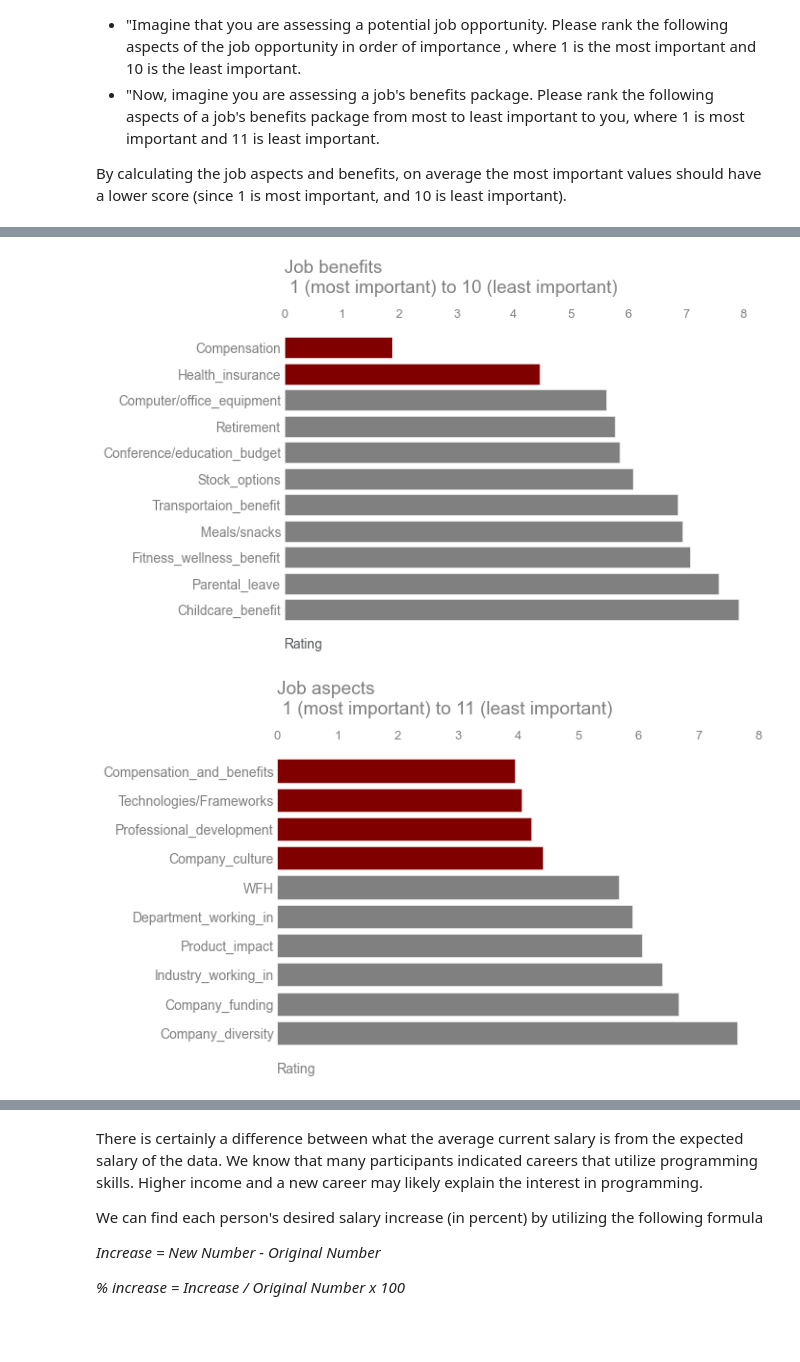
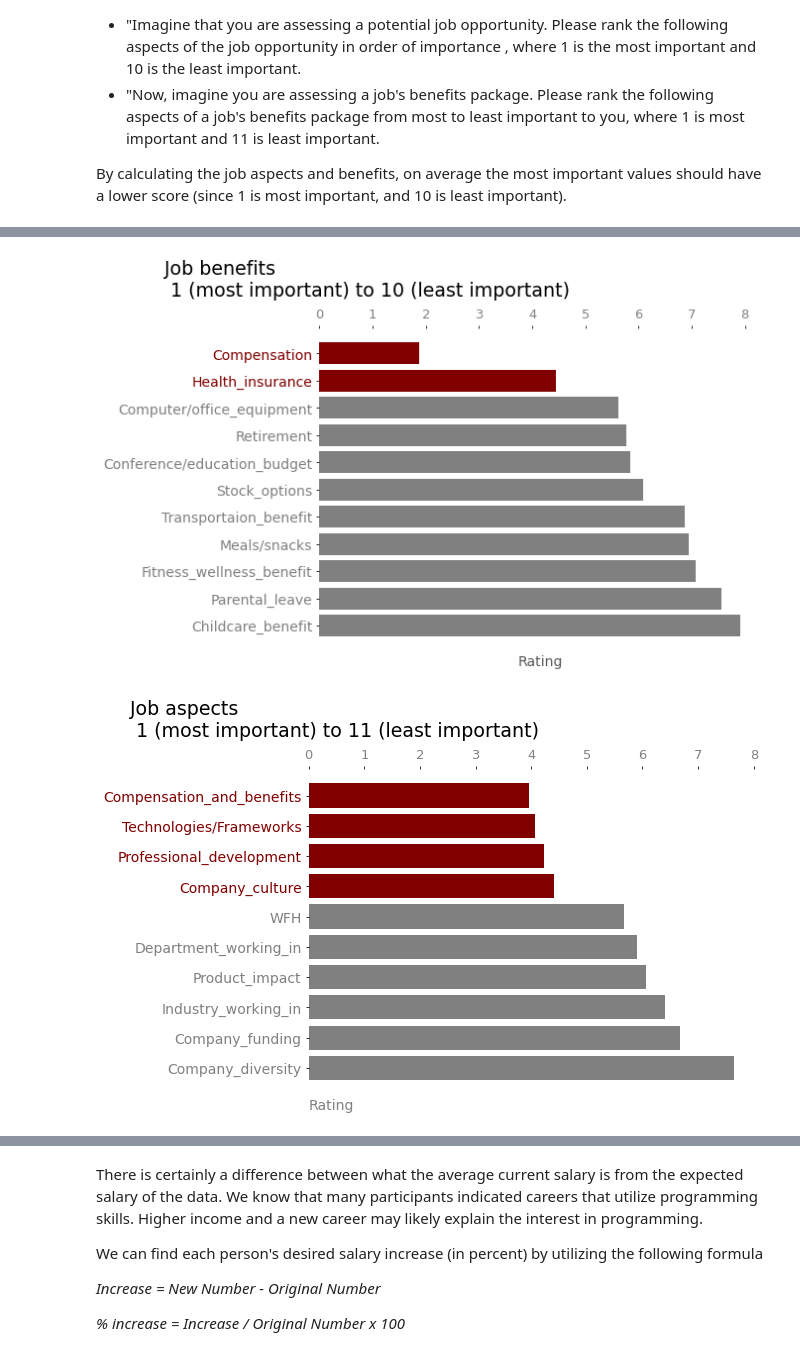
Before and after one commit to paul-trood/Portfolio-Best_Markets_for_Advertising, a Jupyter notebook: coding_survey.ipynb, the cells around one changed output, grey strips where cells are left out. Drawn from its saved outputs; the diff is of its cells as text; code cells hidden in the pictures.

```diff
--- a/coding_survey.ipynb
+++ b/coding_survey.ipynb
@@ -426,22 +482,2 @@ plt.show()
 # %% [markdown]
 ### Country Representation
-# %%
-# Percentage of each country in dataframe
-sns.set_style("white")
-fig, ax = plt.subplots(figsize = (10, 8))
-ax = (survey["CountryLive"].value_counts(normalize= True).head(30) * 100).plot(kind="barh", color = "#900C3F")
-plt.title("Country Representation (FreeCodeCamp)\n Percentage", size = 18, y = 1.05)
-plt.gca().spines[["right", "left", "top", "bottom"]].set_visible(False)
-plt.gca().invert_yaxis()
-ax.xaxis.tick_top()
-plt.yticks(size = 14)
-plt.show()
-
-fig, ax = plt.subplots(figsize = (10, 8))
-ax = (exchange["Country"].value_counts(normalize= True).head(30) * 100).plot(kind="barh", color = "#900C3F")
-plt.title("Country Representation (Stack Exchange) \n Percentage", size = 18, y = 1.05)
-plt.gca().spines[["right", "left", "top", "bottom"]].set_visible(False)
-plt.gca().invert_yaxis()
-ax.xaxis.tick_top()
-plt.yticks(size = 14)
-plt.show()
@@ -573,33 +626,53 @@ job_benefits.reset_index()
 # %%
+# Constructs dataframe object from job aspects
+job_assessment = exchange.iloc[:,17:27]
+assessments = pd.Series.to_frame(job_assessment.mean(axis=0).sort_values(ascending=False))
+assessments.index.name = 'Aspects'
+assessments.reset_index()
+
+# Constructs dataframe object from job benefits
+benefits = exchange.iloc[:,27:38]
+benefits.mean(axis=0).sort_values(ascending=False)
+job_benefits = pd.Series.to_frame(benefits.mean(axis=0).sort_values(ascending=False))
+job_benefits.index.name = 'Benefits'
+job_benefits.reset_index()
+
 # If looking for a new job, rate importance of job aspects from 1(most important) to 10(least important)
 colors = ["grey","grey","grey","grey","grey","grey","grey","grey","grey","maroon","maroon"]
 
 fig, ax = plt.subplots(figsize = (8, 6))
 plt.barh(job_benefits.index, job_benefits[0], color = colors)
 plt.gca().spines[["right", "left", "top", "bottom"]].set_visible(False)
 ax.xaxis.tick_top()
-plt.title("Job benefits\n 1 (most important) to 10 (least important)", size = 19, loc = "left", color = "grey", y = 1.08)
-plt.xlabel("Rating", size = 14, color = "#57595B", loc = "left")
+plt.title("Job benefits\n 1 (most important) to 10 (least important)", size = 19, loc = "left", x= -0.35, y = 1.08)
+plt.xlabel("Rating", size = 14, color = "#57595B")
 plt.yticks(size = 14, color = "grey")
 plt.xticks(size = 13, color = "grey")
+plt.gca().get_yticklabels()[-1].set_color("maroon")
+plt.gca().get_yticklabels()[-2].set_color("maroon")
 plt.show()
+
+# If looking for a new job, rate importance of job benefits from 1(most important) to 11(least important)
+colors = ["grey","grey","grey","grey","grey","grey","maroon","maroon","maroon","maroon"]
+
+fig, ax = plt.subplots(figsize = (8, 6))
+plt.barh(assessments.index, assessments[0], color = colors)
+plt.gca().spines[["right", "left", "top", "bottom"]].set_visible(False)
+ax.xaxis.tick_top()
+#ax.yaxis.label[0].set_color('silver')
+plt.title("Job aspects\n 1 (most important) to 11 (least important)", size = 19, loc = "left", x= -0.4, y = 1.08)
+plt.xlabel("Rating", size = 14, color = "grey", loc = "left")
+plt.yticks(size = 14, color = "grey")
+plt.xticks(size = 13, color = "grey")
+
+plt.gca().get_yticklabels()[-1].set_color("maroon")
+plt.gca().get_yticklabels()[-2].set_color("maroon")
+plt.gca().get_yticklabels()[-3].set_color("maroon")
+plt.gca().get_yticklabels()[-4].set_color("maroon")
+plt.show()
 # %% [output]
-[figure, old version]
+[figure, new version]
+[figure, added]
-# %%
-# If looking for a new job, rate importance of job benefits from 1(most important) to 11(least important)
-colors = ["grey","grey","grey","grey","grey","grey","maroon","maroon","maroon","maroon"]
-
-fig, ax = plt.subplots(figsize = (8, 6))
-plt.barh(assessments.index, assessments[0], color = colors)
-plt.gca().spines[["right", "left", "top", "bottom"]].set_visible(False)
-ax.xaxis.tick_top()
-plt.title("Job aspects\n 1 (most important) to 11 (least important)", size = 19, loc = "left", color = "grey", y = 1.08)
-plt.xlabel("Rating", size = 14, color = "grey", loc = "left")
-plt.yticks(size = 14, color = "grey")
-plt.xticks(size = 13, color = "grey")
-plt.show()
-# %% [output]
-[figure, removed]
 # %% [markdown]
 
 ### Income/Financial Situations
```
Also changed, not shown: parts of 60 cells of this notebook.
